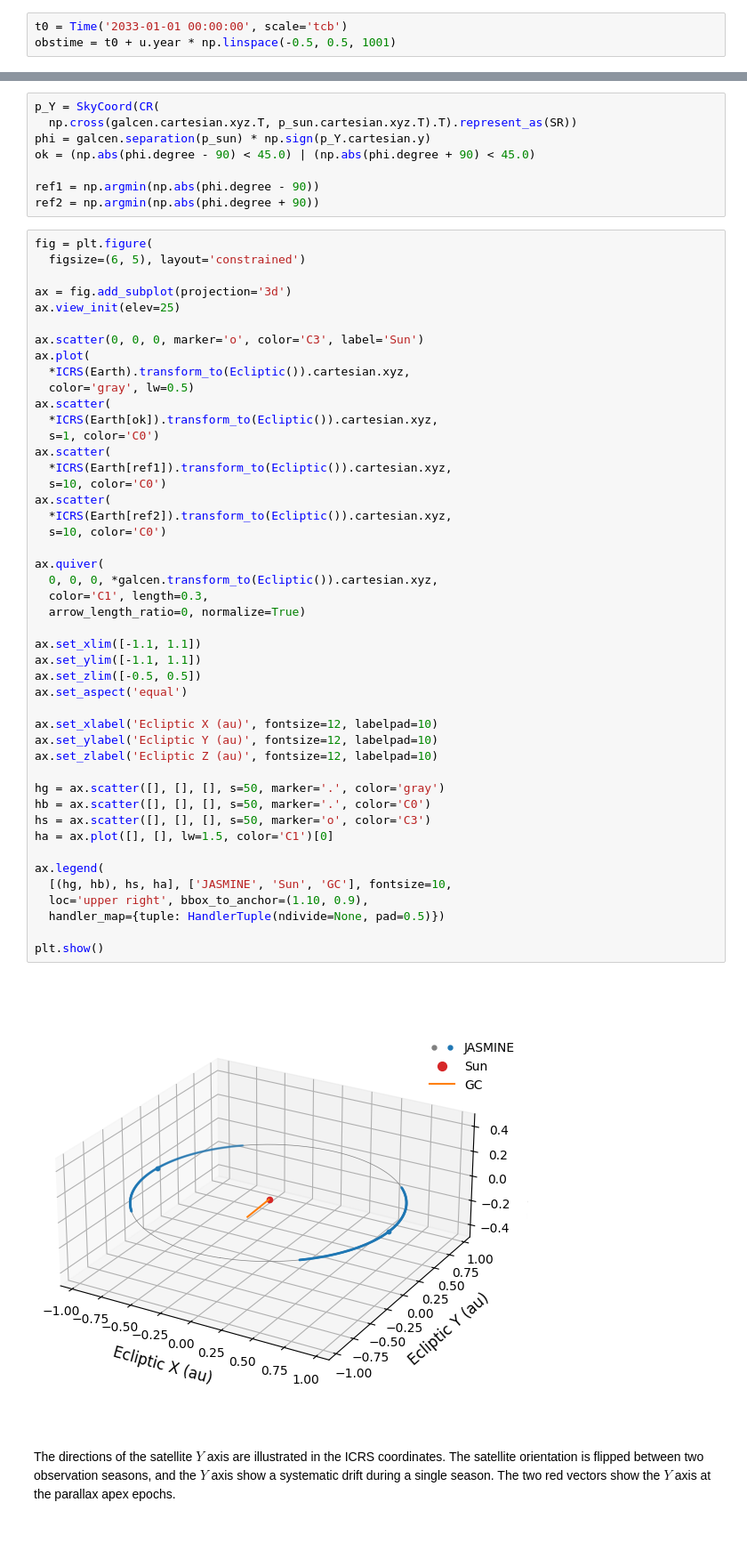
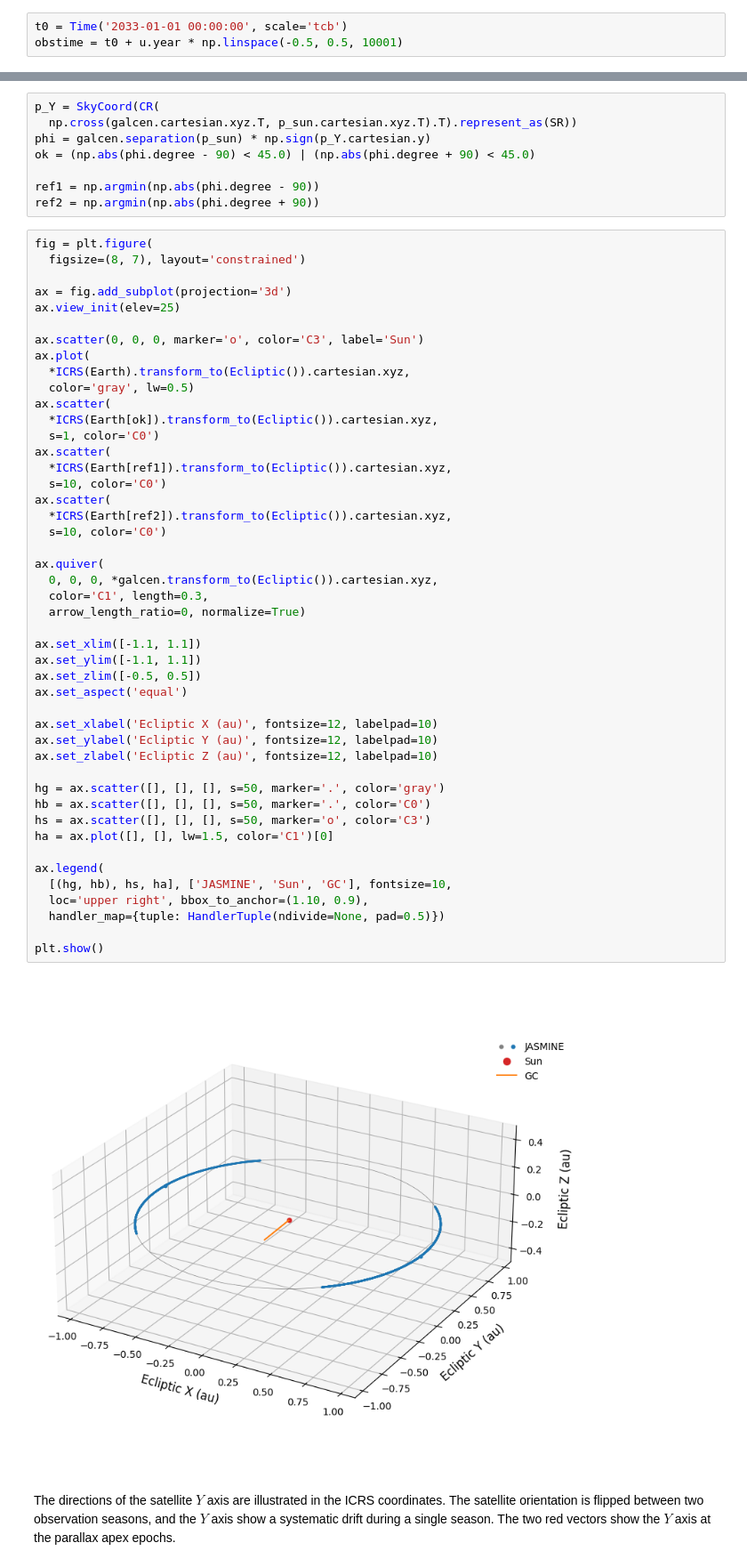
Before and after one commit to JASMINE-Mission/jasmine_toolkit, a Jupyter notebook: notebook/position_angle.ipynb, the cells around one changed output, grey strips where cells are left out. Shown at 89% size. Drawn from its saved outputs; the diff is of its cells as text; blank space fills up the shorter version.

```diff
--- a/notebook/position_angle.ipynb
+++ b/notebook/position_angle.ipynb
@@ -37,7 +37,7 @@ galcen.transform_to(Ecliptic())
 The observation epoch spans 1 year around 2033-01-01.
 # %%
 t0 = Time('2033-01-01 00:00:00', scale='tcb')
-obstime = t0 + u.year * np.linspace(-0.5, 0.5, 1001)
+obstime = t0 + u.year * np.linspace(-0.5, 0.5, 10001)
 # %% [markdown]
 The relative positions of the Earth are obtained by `get_body_barycentric`. For simplicity, we regard them as the heliocentric positions of the Earth. The unit vectors toward the Sun (`p_sun`) are calculated below.
 # %%
@@ -57,7 +57,7 @@ ref1 = np.argmin(np.abs(phi.degree - 90))
 ref2 = np.argmin(np.abs(phi.degree + 90))
 # %%
 fig = plt.figure(
-  figsize=(6, 5), layout='constrained')
+  figsize=(8, 7), layout='constrained')
 
 ax = fig.add_subplot(projection='3d')
 ax.view_init(elev=25)
@@ -75,34 +75,34 @@ ax.scatter(
 ax.scatter(
   *ICRS(Earth[ref2]).transform_to(Ecliptic()).cartesian.xyz,
   s=10, color='C0')
 
 ax.quiver(
   0, 0, 0, *galcen.transform_to(Ecliptic()).cartesian.xyz,
   color='C1', length=0.3,
   arrow_length_ratio=0, normalize=True)
 
 ax.set_xlim([-1.1, 1.1])
 ax.set_ylim([-1.1, 1.1])
 ax.set_zlim([-0.5, 0.5])
 ax.set_aspect('equal')
 
 ax.set_xlabel('Ecliptic X (au)', fontsize=12, labelpad=10)
 ax.set_ylabel('Ecliptic Y (au)', fontsize=12, labelpad=10)
 ax.set_zlabel('Ecliptic Z (au)', fontsize=12, labelpad=10)
 
 hg = ax.scatter([], [], [], s=50, marker='.', color='gray')
 hb = ax.scatter([], [], [], s=50, marker='.', color='C0')
 hs = ax.scatter([], [], [], s=50, marker='o', color='C3')
 ha = ax.plot([], [], lw=1.5, color='C1')[0]
 
 ax.legend(
   [(hg, hb), hs, ha], ['JASMINE', 'Sun', 'GC'], fontsize=10,
   loc='upper right', bbox_to_anchor=(1.10, 0.9),
   handler_map={tuple: HandlerTuple(ndivide=None, pad=0.5)})
 
 plt.show()
 # %% [output]
-[figure, old version]
+[figure, new version]
 # %% [markdown]
 The directions of the satellite $Y$ axis are illustrated in the ICRS coordinates. The satellite orientation is flipped between two observation seasons, and the $Y$ axis show a systematic drift during a single season. The two red vectors show the $Y$ axis at the parallax apex epochs.
 # %%
```
Also changed, not shown: parts of 2 cells of this notebook.
